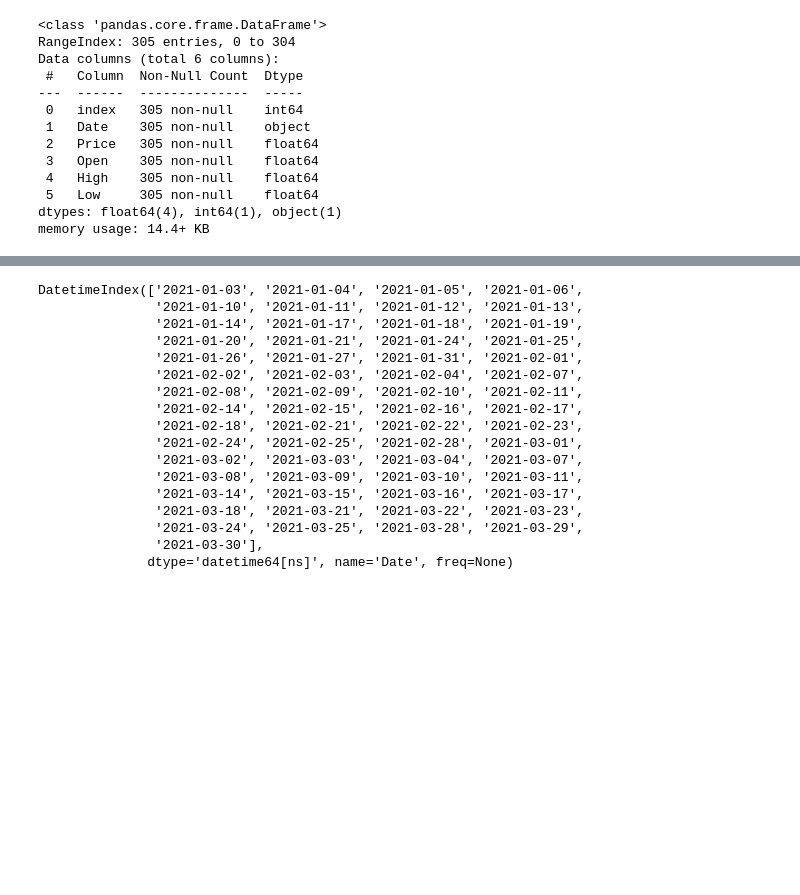
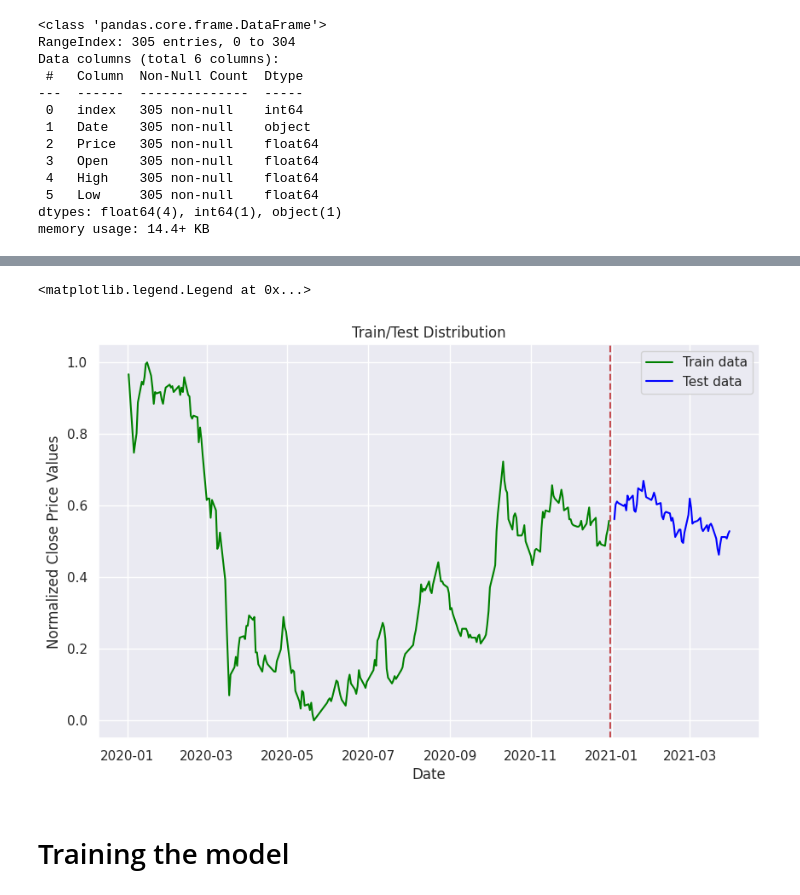
Before and after one commit to Soomro2023/Project5, a Jupyter notebook: Daily_trading_MNH.ipynb, the cells around one changed output, grey strips where cells are left out. Saved outputs shown, nothing was run; the diff lists cells and outputs as text; code cells hidden in the pictures; blank space fills up the shorter version.

```diff
--- a/Daily_trading_MNH.ipynb
+++ b/Daily_trading_MNH.ipynb
@@ -216,3 +149,21 @@ fig.update_layout(
+# %%
+sns.set()
+#plot the distribution of train and test
+plt.figure(figsize=(10,6))
+# plt.grid(True)
+plt.xlabel("Date")
+plt.ylabel("Normalized Close Price Values")
+plt.plot(train_df.index, train_df['Price'], 'green', label='Train data')
+plt.plot(test_df.index, test_df['Price'], 'blue', label='Test data')
+plt.axvline(x=df.index[train_test_boundary], linestyle='dashed', color='r')
+
+plt.title("Train/Test Distribution")
+plt.legend()
+# %% [output]
+<matplotlib.legend.Legend at 0x...>
+[figure, added]
+# %% [markdown]
+# Training the model
 # %%
 n_steps = 1
 n_features = 1
@@ -256,26 +207,6 @@ X_val, y_val = split_sequence(X_val_df, n_steps)
 
 #creating training set and labels with a n_step of 3
 X_test, y_test = split_sequence(test_df, n_steps)
-# %%
-test_df.index[:-1]
-# %% [output]
-DatetimeIndex(['2021-01-03', '2021-01-04', '2021-01-05', '2021-01-06',
-               '2021-01-10', '2021-01-11', '2021-01-12', '2021-01-13',
-               '2021-01-14', '2021-01-17', '2021-01-18', '2021-01-19',
-               '2021-01-20', '2021-01-21', '2021-01-24', '2021-01-25',
-               '2021-01-26', '2021-01-27', '2021-01-31', '2021-02-01',
-               '2021-02-02', '2021-02-03', '2021-02-04', '2021-02-07',
-               '2021-02-08', '2021-02-09', '2021-02-10', '2021-02-11',
-               '2021-02-14', '2021-02-15', '2021-02-16', '2021-02-17',
-               '2021-02-18', '2021-02-21', '2021-02-22', '2021-02-23',
-               '2021-02-24', '2021-02-25', '2021-02-28', '2021-03-01',
-               '2021-03-02', '2021-03-03', '2021-03-04', '2021-03-07',
-               '2021-03-08', '2021-03-09', '2021-03-10', '2021-03-11',
-               '2021-03-14', '2021-03-15', '2021-03-16', '2021-03-17',
-               '2021-03-18', '2021-03-21', '2021-03-22', '2021-03-23',
-               '2021-03-24', '2021-03-25', '2021-03-28', '2021-03-29',
-               '2021-03-30'],
-              dtype='datetime64[ns]', name='Date', freq=None)
 # %%
 # Set a seed value
 seed_value= 12321
```
Also changed, not shown: parts of 26 cells of this notebook.
